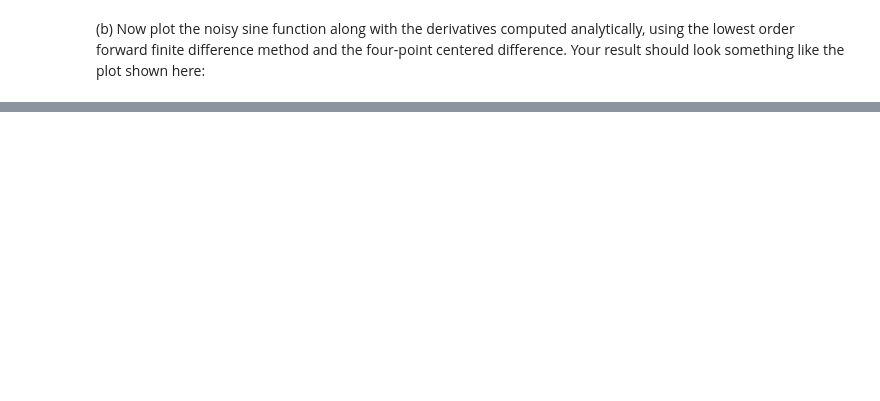
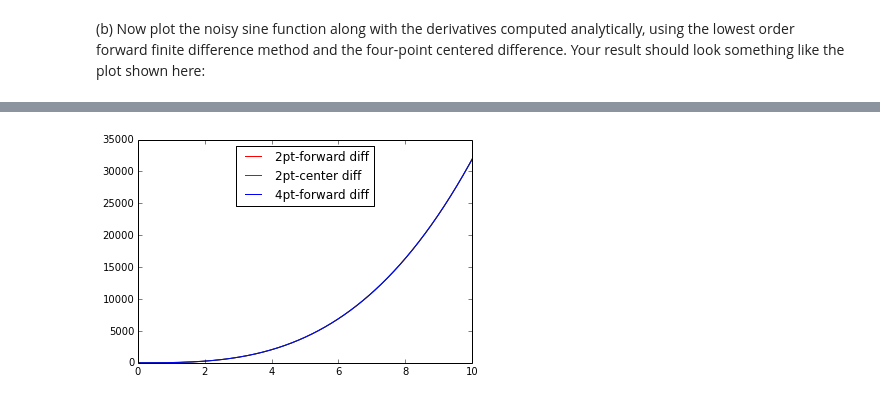
Before and after one commit to nwilli14/PHYS202-S14, a Jupyter notebook: SciPy/DifferentiationExercises.ipynb, the cells around one changed output, grey strips where cells are left out. Saved outputs shown, nothing was run; the diff lists cells and outputs as text; code cells hidden in the pictures; blank space fills up the shorter version.

```diff
--- a/SciPy/DifferentiationExercises.ipynb
+++ b/SciPy/DifferentiationExercises.ipynb
@@ -157,0 +221,17 @@ ValueError: x and y must have same first dimension
+# %%
+import Differentiation as diff
+
+x = np.arange(0,10,.00018)
+y = 8*x**4 + 3*x
+
+dydxf = diff.twoPtForwardDiff(x,y)
+dydxc = diff.twoPtCenteredDiff(x,y)
+dydx4 = diff.FourPtCenteredDiff(x,y)
+
+plt.plot(x, dydxf, color='r', label='2pt-forward diff')
+plt.plot(x, dydxc, color='g', label='2pt-center diff')
+plt.plot(x, dydx4, color='b', label='4pt-forward diff')
+plt.legend(loc='upper center')
+plt.show()
+# %% [output]
+[figure, added]
```
Also changed, not shown: parts of 12 cells of this notebook, 4 other files.
